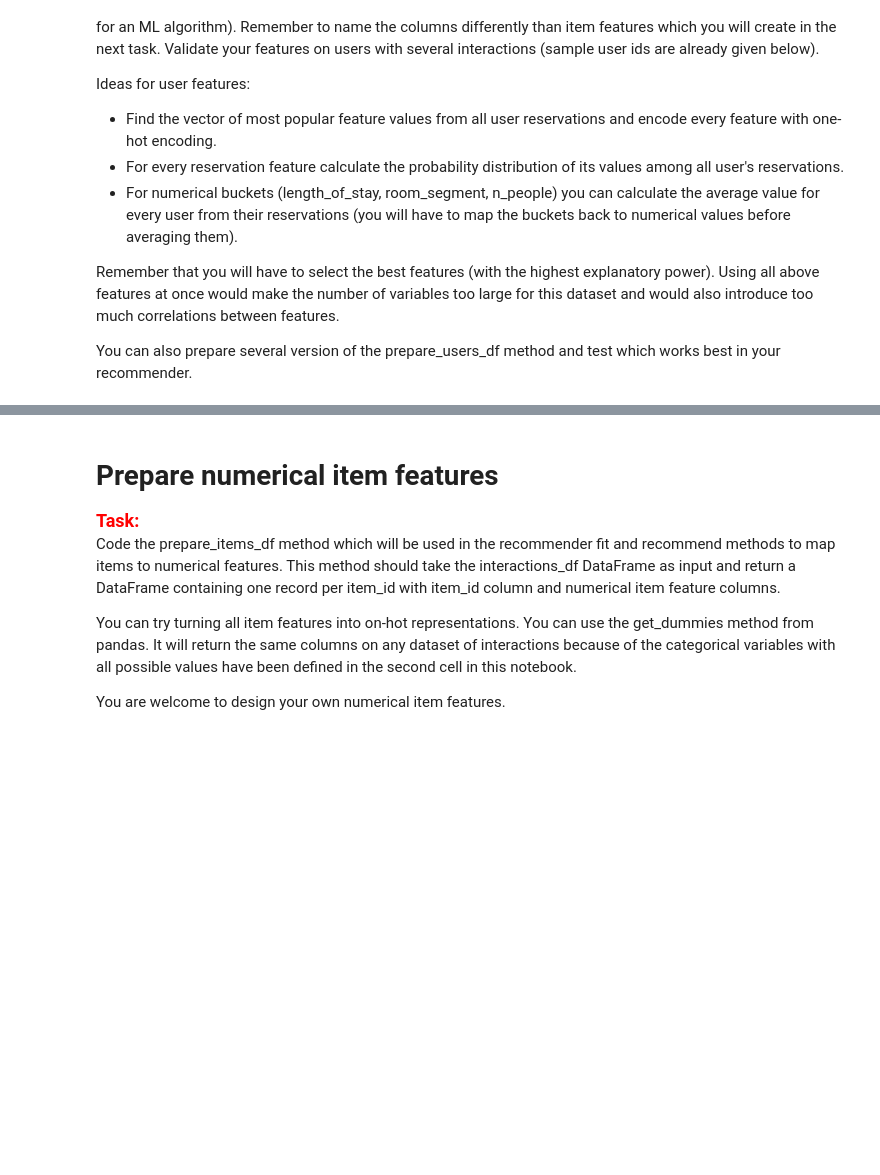
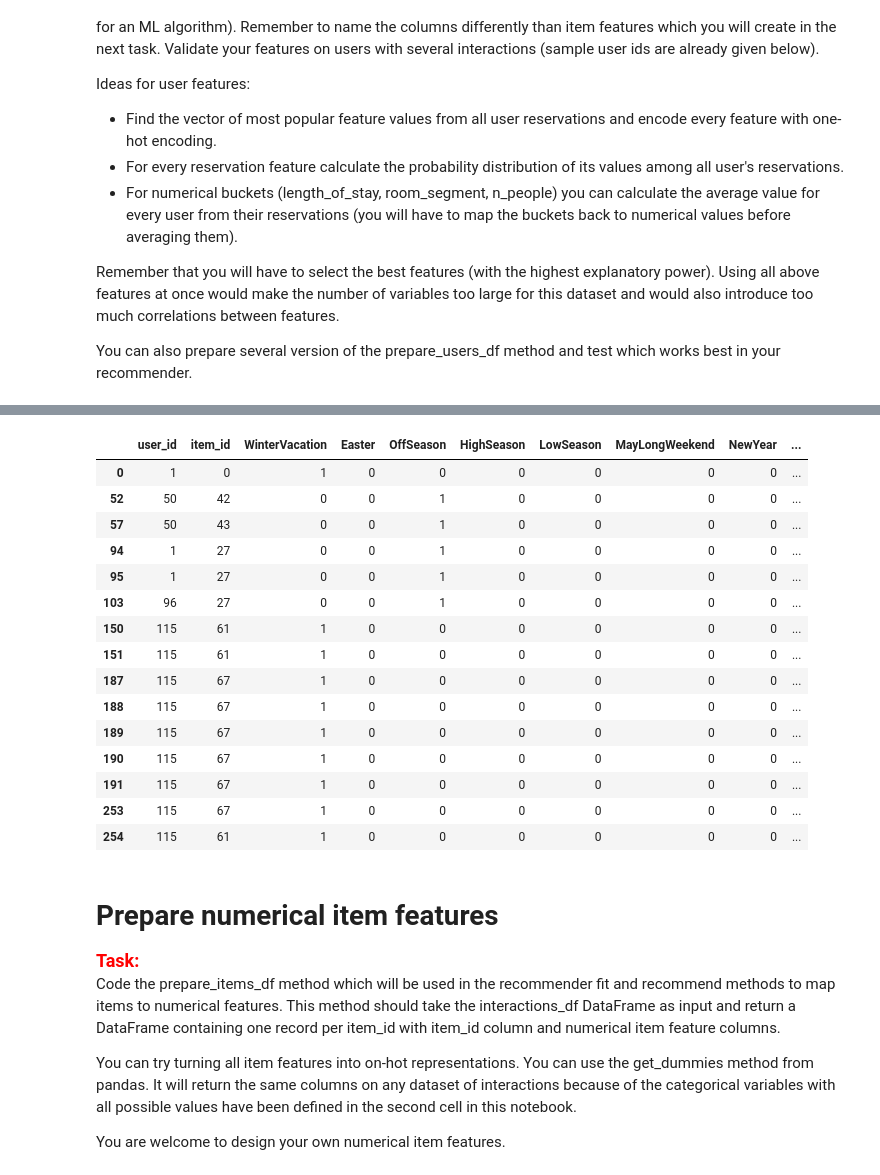
Before and after one commit to PiotrPopowski/recommender-systems-class, a Jupyter notebook: project_1_recommender_and_evaluation.ipynb, the cells around one changed output, grey strips where cells are left out. Saved outputs shown, nothing was run; the diff lists cells and outputs as text; code cells hidden in the pictures; blank space fills up the shorter version.

```diff
--- a/project_1_recommender_and_evaluation.ipynb
+++ b/project_1_recommender_and_evaluation.ipynb
@@ -83,0 +107,81 @@ display(HTML(users_df.loc[users_df['user_id'].isin([706, 1736, 7779, 96, 1, 50,
+# %%
+column_values_dict = {
+    'term': ['WinterVacation', 'Easter', 'OffSeason', 'HighSeason', 'LowSeason', 'MayLongWeekend', 'NewYear', 'Christmas'],
+    'length_of_stay_bucket': ['OneDayStay', 'ShortStay', 'OneWeekStay', 'LongStay'],
+    'rate_plan': ['Standard', 'Nonref'],
+    'room_segment': ['VeryLowPrice', 'LowPrice', 'MediumPrice', 'HighPrice', 'VeryHighPrice'],
+    'n_people_bucket': ['SingleRoom', 'TwinRoom', 'TripleRoom', 'ExtraRoom'],
+    'weekend_stay': ['True', 'False']
+}
+def term_onehot_encoding(term, value):
+    if(term == value):
+        return 1
+    else:
+        return 0
+def number_onehot_encoding(term, value):
+    # Stay bucket
+    if(term == 'OneDayStay'):
+        term = '[0-1]'
+    elif(term == 'ShortStay'):
+        term = '[2-3]'
+    elif(term == 'OneWeekStay'):
+        term = '[4-7]'
+    elif(term == 'LongStay'):
+        term = '[8-inf]'
+    # Room segment
+    elif(term == 'VeryLowPrice'):
+        term = '[0-160]'
+    elif(term == 'LowPrice'):
+        term = '[160-260]'
+    elif(term == 'MediumPrice'):
+        term = '[260-360]'
+    elif(term == 'HighPrice'):
+        term = '[360-500]'
+    elif(term == 'VeryHighPrice'):
+        term = '[500-900]'
+    # People bucket
+    elif(term == 'SingleRoom'):
+        term = '[1-1]'
+    elif(term == 'TwinRoom'):
+        term = '[2-2]'
+    elif(term == 'TripleRoom'):
+        term = '[3-4]'
+    elif(term == 'ExtraRoom'):
+        term = '[5-inf]'
+    # Weekend stay
+    elif(term == 'WeekendStay'):
+        term = 'True'
+    # Check condition
+    if(value == term):
+        return 1
+    else:
+        return 0
+
+def prepare_users_df(interactions_df):
+    # Write your code here
+    # user_id | termf | length_of_stayf | rate_planf | room_segmentf | n_peoplef | weekendf
+    users_df = interactions_df
+    for t in column_values_dict['term']:
+        users_df.loc[:, t] = interactions_df['term'].apply(lambda x: term_onehot_encoding(t, x))
+    for t in column_values_dict['length_of_stay_bucket']:
+        users_df.loc[:, t] = interactions_df['length_of_stay_bucket'].apply(lambda x: number_onehot_encoding(t, x))
+    for t in column_values_dict['room_segment']:
+        users_df.loc[:, t] = interactions_df['room_segment'].apply(lambda x: number_onehot_encoding(t, x))
+    for t in column_values_dict['n_people_bucket']:
+        users_df.loc[:, t] = interactions_df['n_people_bucket'].apply(lambda x: number_onehot_encoding(t, x))
+    users_df.loc[:, 'WeekendStay'] = interactions_df['weekend_stay'].apply(lambda x: number_onehot_encoding('WeekendStay', x))
+    user_features = ['WinterVacation', 'Easter', 'OffSeason', 'HighSeason', 'LowSeason', 'MayLongWeekend', 'NewYear', 'Christmas',
+                     'OneDayStay', 'ShortStay', 'OneWeekStay', 'LongStay',
+                     'VeryLowPrice', 'LowPrice', 'MediumPrice', 'HighPrice', 'VeryHighPrice',
+                     'SingleRoom', 'TwinRoom', 'TripleRoom', 'ExtraRoom',
+                     'weekend_stay']
+    users_df = users_df.drop(columns = ['term','length_of_stay_bucket', 'rate_plan', 'room_segment', 'n_people_bucket', 'weekend_stay'])
+    return users_df, user_features
+
+
+users_df, user_features = prepare_users_df(interactions_df)
+
+print(user_features)
+
+display(HTML(users_df.loc[users_df['user_id'].isin([706, 1736, 7779, 96, 1, 50, 115])].head(15).to_html()))
+# %% [output]
@@ -84,3 +189,19 @@ display(HTML(users_df.loc[users_df['user_id'].isin([706, 1736, 7779, 96, 1, 50,
+|  | user_id | item_id | WinterVacation | Easter | OffSeason | HighSeason | LowSeason | MayLongWeekend | NewYear | ... |
+| 0 | 1 | 0 | 1 | 0 | 0 | 0 | 0 | 0 | 0 | ... |
+| 52 | 50 | 42 | 0 | 0 | 1 | 0 | 0 | 0 | 0 | ... |
+| 57 | 50 | 43 | 0 | 0 | 1 | 0 | 0 | 0 | 0 | ... |
+| 94 | 1 | 27 | 0 | 0 | 1 | 0 | 0 | 0 | 0 | ... |
+| 95 | 1 | 27 | 0 | 0 | 1 | 0 | 0 | 0 | 0 | ... |
+| 103 | 96 | 27 | 0 | 0 | 1 | 0 | 0 | 0 | 0 | ... |
+| 150 | 115 | 61 | 1 | 0 | 0 | 0 | 0 | 0 | 0 | ... |
+| 151 | 115 | 61 | 1 | 0 | 0 | 0 | 0 | 0 | 0 | ... |
+| 187 | 115 | 67 | 1 | 0 | 0 | 0 | 0 | 0 | 0 | ... |
+| 188 | 115 | 67 | 1 | 0 | 0 | 0 | 0 | 0 | 0 | ... |
+| 189 | 115 | 67 | 1 | 0 | 0 | 0 | 0 | 0 | 0 | ... |
+| 190 | 115 | 67 | 1 | 0 | 0 | 0 | 0 | 0 | 0 | ... |
+| 191 | 115 | 67 | 1 | 0 | 0 | 0 | 0 | 0 | 0 | ... |
+| 253 | 115 | 67 | 1 | 0 | 0 | 0 | 0 | 0 | 0 | ... |
+| 254 | 115 | 61 | 1 | 0 | 0 | 0 | 0 | 0 | 0 | ... |
 # %% [markdown]
 # Prepare numerical item features
 
```
Also changed, not shown: parts of 3 cells of this notebook, 4 other files.
